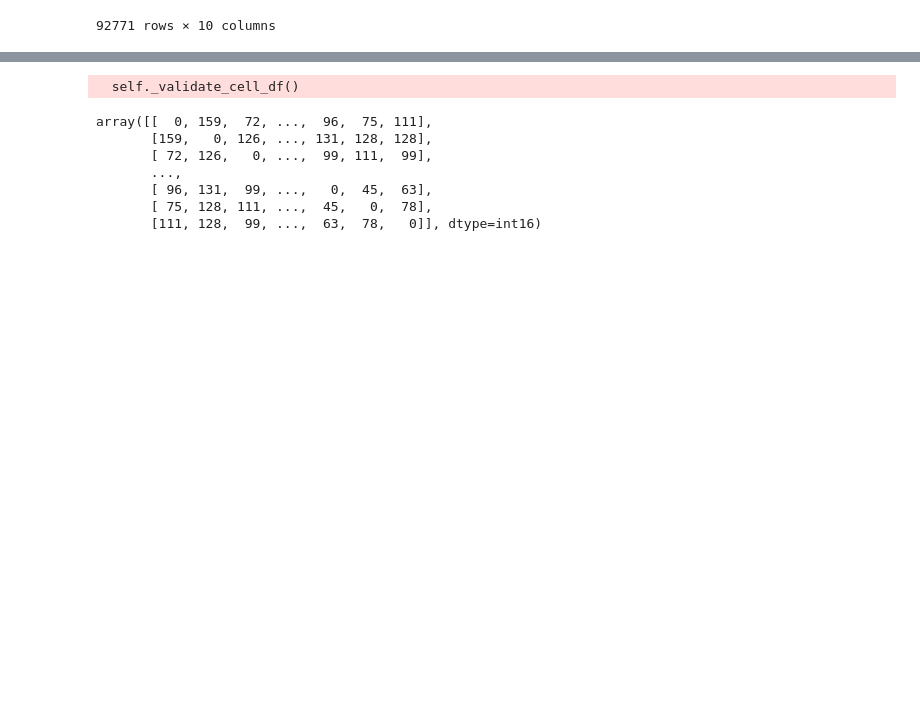
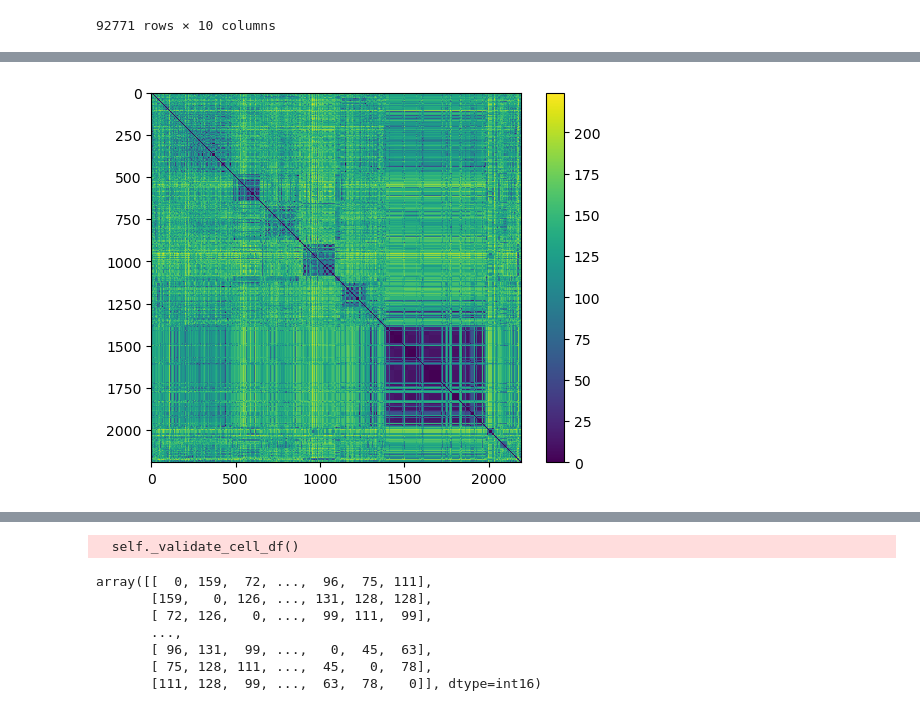
Before and after one commit to UoB-DSMP-2023-24/dsmp-2024-group-14, a Jupyter notebook: mouse.ipynb, the cells around one changed output, grey strips where cells are left out. Cells and saved outputs as stored; diff of their text form; code cells hidden in the pictures; blank space fills up the shorter version.

```diff
--- a/mouse.ipynb
+++ b/mouse.ipynb
@@ -86,0 +196,2 @@ data_beta
+# %%
+data_alpha = data_alpha[(data_alpha['antigen.epitope'] == 'SSYRRPVGI') | (data_alpha['antigen.epitope'] == 'SSLENFRAYV')| (data_alpha['antigen.epitope'] == 'ASNENMETM')| (data_alpha['antigen.epitope'] == 'HGIRNASFI')| (data_alpha['antigen.epitope'] == 'SSPPMFRV')| (data_alpha['antigen.epitope'] == 'LSLRNPILV')| (data_alpha['antigen.epitope'] == 'TVYGFCLL')| (data_alpha['antigen.epitope'] == 'KAVYNFATC')| (data_alpha['antigen.epitope'] == 'SQLLNAKYL')| (data_alpha['antigen.epitope'] == 'SIINFEKL')].copy()
@@ -109,0 +275,10 @@ array([[  0,  90,  90, ..., 115, 148, 133],
+# %%
+import matplotlib.pyplot as plt
+
+matrix = alpha_distance_matrix
+
+plt.imshow(matrix, cmap='viridis', interpolation='nearest')
+plt.colorbar()
+plt.show()
+# %% [output]
+[figure, added]
```
Also changed, not shown: parts of 18 cells of this notebook.
